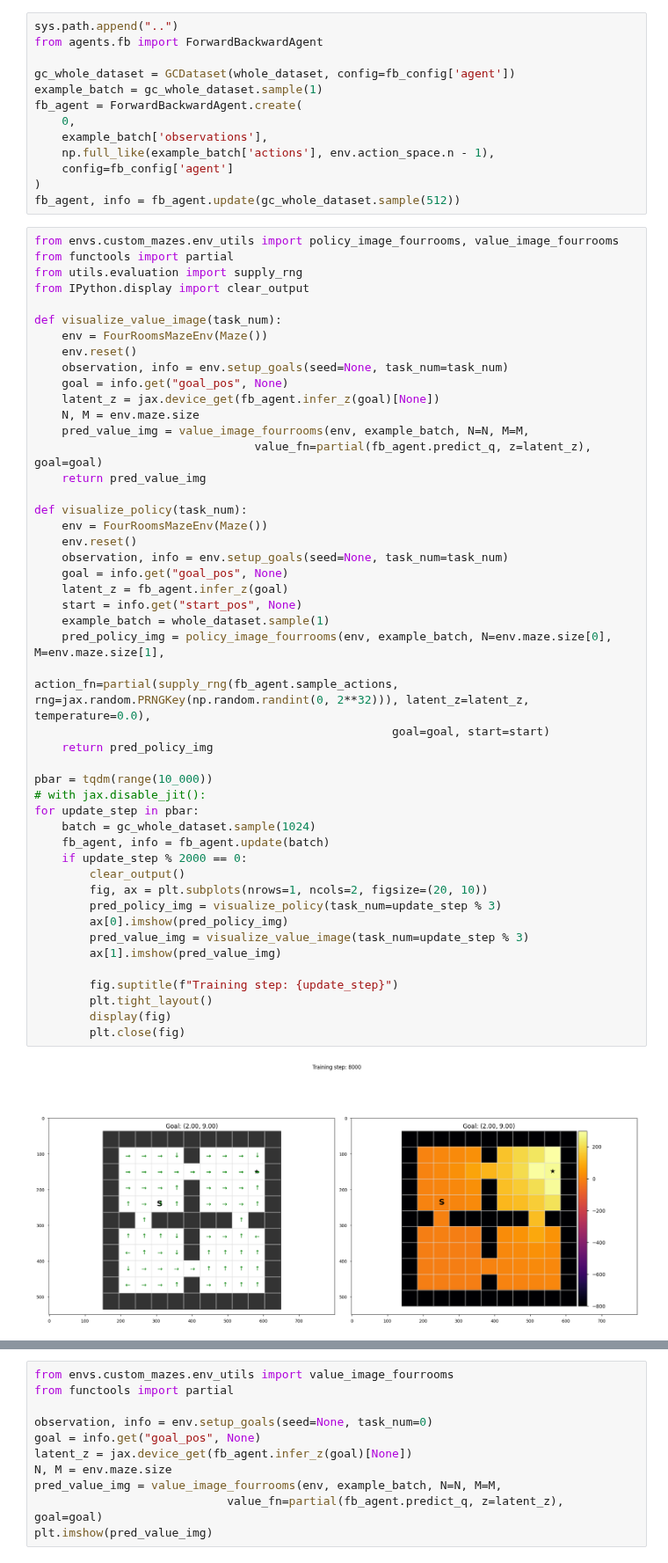
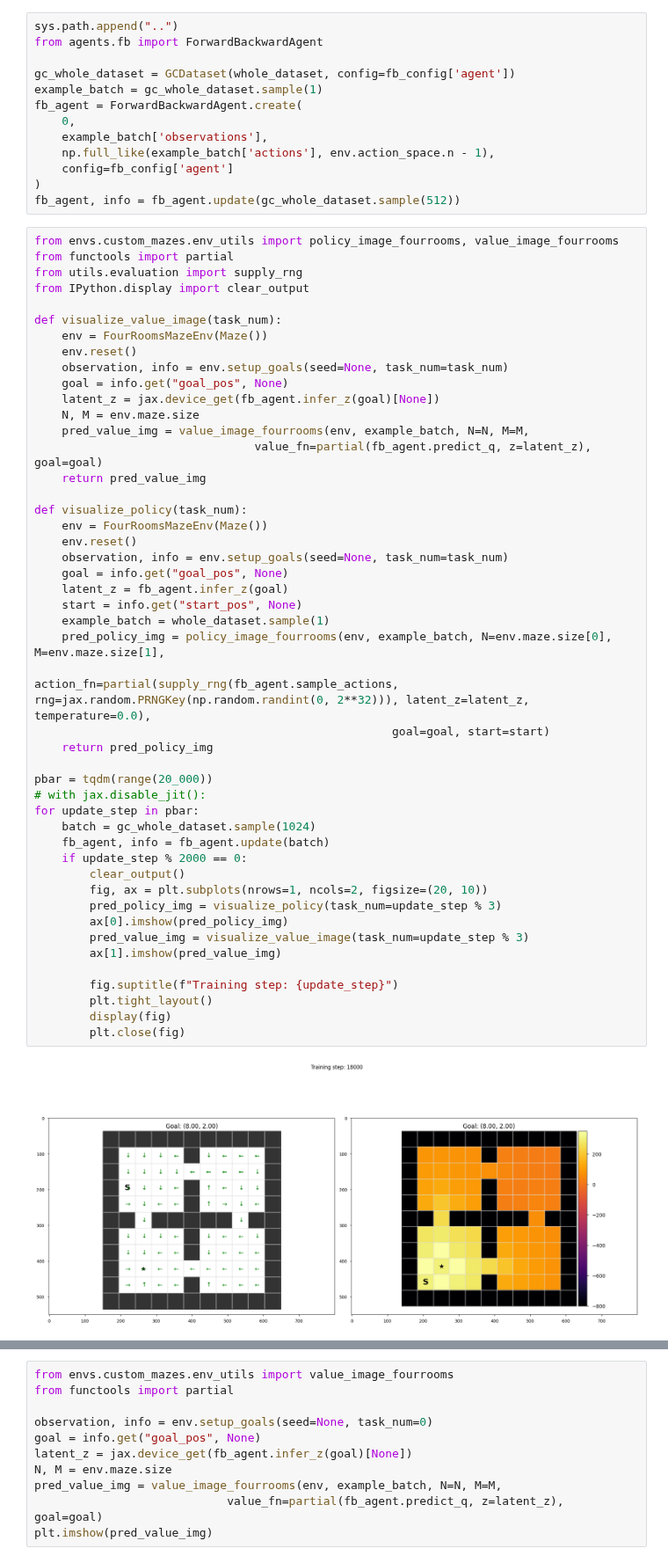
Before and after one commit to skylooop/BeliefConditionedFB, a Jupyter notebook: notebooks/fb.ipynb, the cells around one changed output, grey strips where cells are left out. Shown at 88% size. Cells and saved outputs as stored; diff of their text form.

```diff
--- a/notebooks/fb.ipynb
+++ b/notebooks/fb.ipynb
@@ -183,32 +181,32 @@ def visualize_value_image(task_num):
 def visualize_policy(task_num):
     env = FourRoomsMazeEnv(Maze())
     env.reset()
     observation, info = env.setup_goals(seed=None, task_num=task_num)
     goal = info.get("goal_pos", None)
     latent_z = fb_agent.infer_z(goal)
     start = info.get("start_pos", None)
     example_batch = whole_dataset.sample(1)
     pred_policy_img = policy_image_fourrooms(env, example_batch, N=env.maze.size[0], M=env.maze.size[1],
                                                     action_fn=partial(supply_rng(fb_agent.sample_actions, rng=jax.random.PRNGKey(np.random.randint(0, 2**32))), latent_z=latent_z, temperature=0.0),
                                                     goal=goal, start=start)
     return pred_policy_img
 
-pbar = tqdm(range(10_000))
+pbar = tqdm(range(20_000))
 # with jax.disable_jit():
 for update_step in pbar:
     batch = gc_whole_dataset.sample(1024)
     fb_agent, info = fb_agent.update(batch)
     if update_step % 2000 == 0:
         clear_output()
         fig, ax = plt.subplots(nrows=1, ncols=2, figsize=(20, 10))
         pred_policy_img = visualize_policy(task_num=update_step % 3)
         ax[0].imshow(pred_policy_img)
         pred_value_img = visualize_value_image(task_num=update_step % 3)
         ax[1].imshow(pred_value_img)
 
         fig.suptitle(f"Training step: {update_step}")
         plt.tight_layout()
         display(fig)
         plt.close(fig)
 # %% [output]
-[figure, old version]
+[figure, new version]
```
Also changed, not shown: parts of 9 cells of this notebook, 11 other files.
